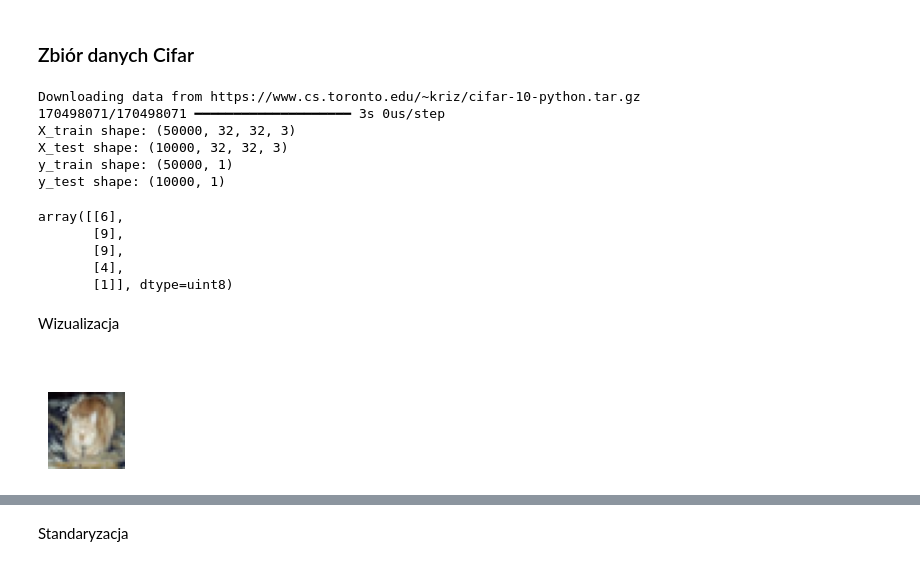
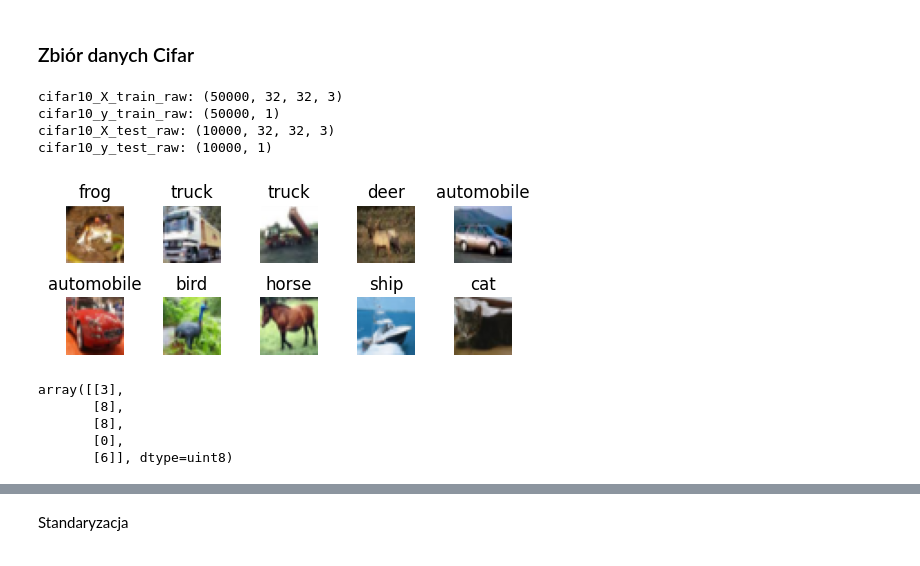
Before and after one commit to Marcin19721205/WSBNeuronowe, a Jupyter notebook: PROJEKT_SIECI_NEURONOWE.ipynb, the cells around one changed output, grey strips where cells are left out. Saved outputs shown, nothing was run; the diff lists cells and outputs as text; code cells hidden in the pictures.

```diff
--- a/PROJEKT_SIECI_NEURONOWE.ipynb
+++ b/PROJEKT_SIECI_NEURONOWE.ipynb
@@ -24,39 +31,44 @@ np.set_printoptions(precision=4, suppress=True, linewidth=150)
 # %% [markdown]
 ### <a name='0'></a> Zbiór danych Cifar
-# %%
-from keras.datasets import cifar10
-
-(X_train, y_train), (X_test, y_test) = cifar10.load_data()
-
-print(f'X_train shape: {X_train.shape}')
-print(f'X_test shape: {X_test.shape}')
-print(f'y_train shape: {y_train.shape}')
-print(f'y_test shape: {y_test.shape}')
-# %% [output]
-Downloading data from https://www.cs.toronto.edu/~kriz/cifar-10-python.tar.gz
-170498071/170498071 ━━━━━━━━━━━━━━━━━━━━ 3s 0us/step
-X_train shape: (50000, 32, 32, 3)
-X_test shape: (10000, 32, 32, 3)
-y_train shape: (50000, 1)
-y_test shape: (10000, 1)
+# %%
+#wczytanie CIFAR10
+(cifar10_X_train_raw, cifar10_y_train_raw), (cifar10_X_test_raw, cifar10_y_test_raw) = cifar10.load_data()
+
+print("cifar10_X_train_raw:", cifar10_X_train_raw.shape)
+print("cifar10_y_train_raw:", cifar10_y_train_raw.shape)
+print("cifar10_X_test_raw:", cifar10_X_test_raw.shape)
+print("cifar10_y_test_raw:", cifar10_y_test_raw.shape)
+
+# spłaszczenie etyiet
+cifar10_y_train = cifar10_y_train_raw.reshape(-1)
+cifar10_y_test  = cifar10_y_test_raw.reshape(-1)
+# %% [output]
+cifar10_X_train_raw: (50000, 32, 32, 3)
+cifar10_y_train_raw: (50000, 1)
+cifar10_X_test_raw: (10000, 32, 32, 3)
+cifar10_y_test_raw: (10000, 1)
+# %%
+# szybki podgląd
+cifar10_class_names = [
+    "airplane","automobile","bird","cat","deer",
+    "dog","frog","horse","ship","truck"
+]
+
+plt.figure(figsize=(5, 2))
+for i in range(10):
+    plt.subplot(2, 5, i+1)
+    plt.imshow(cifar10_X_train_raw[i])
+    plt.title(cifar10_class_names[cifar10_y_train[i]])
+    plt.axis("off")
+plt.tight_layout()
+plt.show()
+# %% [output]
+[figure, added]
 # %%
-y_train[:5]
+cifar10_y_test_raw[:5]
 # %% [output]
-array([[6],
-       [9],
-       [9],
-       [4],
-       [1]], dtype=uint8)
+array([[3],
+       [8],
+       [8],
+       [0],
+       [6]], dtype=uint8)
-# %% [markdown]
-Wizualizacja
-# %%
-targets = {0: 'airplane', 1: 'automobile', 2: 'bird', 3: 'cat', 4: 'deer',
-           5: 'dog', 6: 'frog', 7: 'horse', 8: 'ship', 9: 'truck'}
-
-plt.figure(figsize=(1, 1))
-plt.imshow(X_train[33])
-plt.title(targets[y_train[1][0]], color='white', fontsize=17)
-plt.axis('off')
-plt.show()
-# %% [output]
-[figure, removed]
```
Also changed, not shown: parts of 11 cells of this notebook.
